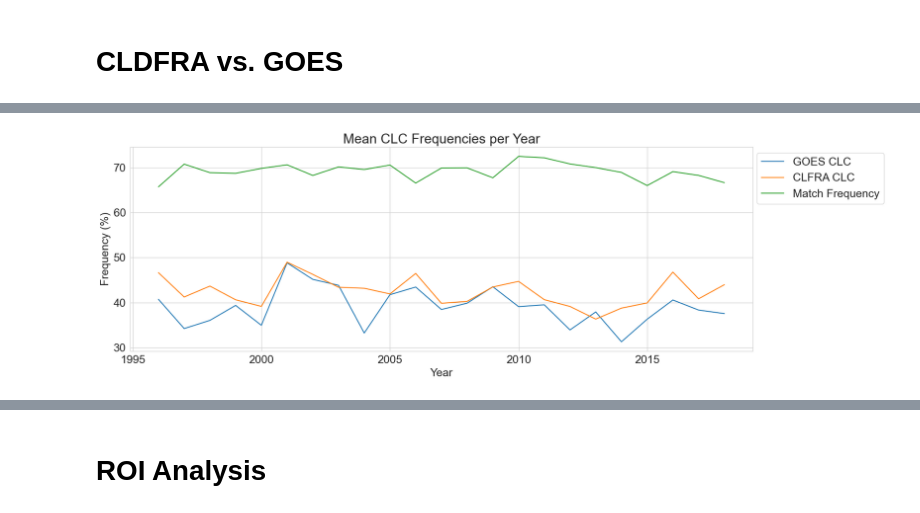
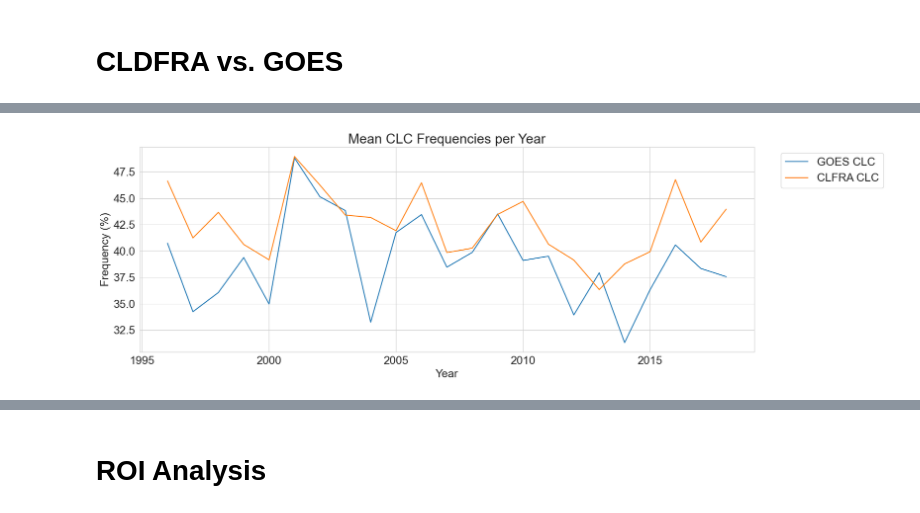
Before and after one commit to UCSB-NRS/sci-wrf-analysis, a Jupyter notebook: notebooks/wrf-goes-low-clouds-cldfra.ipynb, the cells around one changed output, grey strips where cells are left out. Saved outputs shown, nothing was run; the diff lists cells and outputs as text; code cells hidden in the pictures.

```diff
--- a/notebooks/wrf-goes-cldfra-low-clouds.ipynb
+++ b/notebooks/wrf-goes-low-clouds-cldfra.ipynb
@@ -490,30 +638,30 @@ Data variables:
 # %%
 ### Interannual Comparisons
 ds_gp = clc_ds.groupby('time.year').sum()
 total_count = clc_ds.groupby('time.year').count()
 ds_gp = ds_gp / total_count * 100
 ds_gp = ds_gp.groupby('year').mean(dim=['lat', 'lon'])
 df_gp = ds_gp[['goes_binary', 'cldfra_binary', 'match']].to_dataframe()
 
 fig, ax = plt.subplots(figsize=(18,6))
 sns.lineplot(data=df_gp,
              x='year',
              y='goes_binary',
              label='GOES CLC')
 sns.lineplot(data=df_gp,
              x='year',
              y='cldfra_binary',
              label='CLFRA CLC')
-sns.lineplot(data=df_gp,
-            x='year',
-            y='match',
-            label='Match Frequency')
+#sns.lineplot(data=df_gp,
+#            x='year',
+#            y='match',
+#            label='Match Frequency')
 ax.set(title='Mean CLC Frequencies per Year',
        xlabel='Year',
        ylabel='Frequency (%)')
 plt.legend(loc='upper right', bbox_to_anchor=(1.22, 1))
 plt.tight_layout()
 plt.show()
 # %% [output]
-[figure, old version]
+[figure, new version]
 # %%
```
Also changed, not shown: parts of 8 cells of this notebook, 8 other files.
